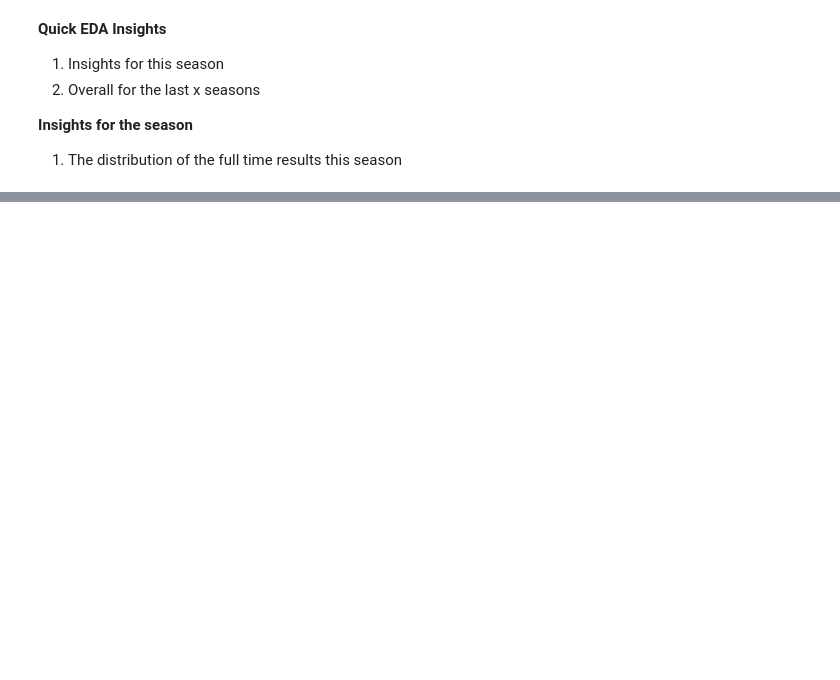
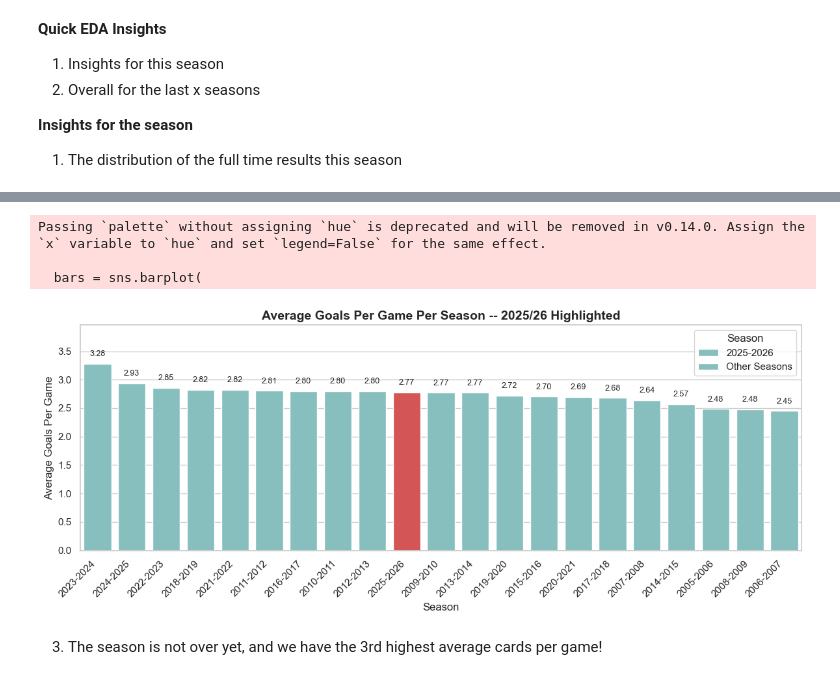
Before and after one commit to Jnyambok/Soca-Scores, a Jupyter notebook: experiments/notebooks/eda.ipynb, the cells around one changed output, grey strips where cells are left out. Cells and saved outputs as stored; diff of their text form; code cells hidden in the pictures; blank space fills up the shorter version.

```diff
--- a/experiments/notebooks/eda.ipynb
+++ b/experiments/notebooks/eda.ipynb
@@ -98,0 +188,47 @@ plt.show()
+# %%
+# Python
+obs2 = (
+    data.groupby("season_id")
+    .apply(lambda x: (x["FTHG"] + x["FTAG"]).mean())
+    .reset_index()
+    .rename(columns={0: "avg_goals_per_game"})
+    .sort_values("avg_goals_per_game", ascending=False)
+)
+obs2["highlight"] = obs2["season_id"] == CURRENT_SEASON
+
+fig, ax = plt.subplots(figsize=(12, 5))
+bars = sns.barplot(
+    data=obs2, x="season_id", y="avg_goals_per_game", ax=ax,
+    palette=["#E84040" if h else "#7EC8C8" for h in obs2["highlight"]]
+)
+ax.set_title("Average Goals Per Game Per Season -- 2025/26 Highlighted", fontsize=14, fontweight="bold")
+ax.set_xlabel("Season")
+ax.set_ylabel("Average Goals Per Game")
+
+# Increase y-axis height to accommodate labels
+ax.set_ylim(0, ax.get_ylim()[1] * 1.15)
+
+# Add average labels on each bar
+for i, bar in enumerate(ax.patches):
+    ax.text(
+        bar.get_x() + bar.get_width() / 2,
+        bar.get_height() + 0.1,
+        f"{obs2.iloc[i]['avg_goals_per_game']:.2f}",
+        ha="center", va="bottom", fontsize=9
+    )
+
+# Add legend
+handles = [bars.patches[obs2[obs2["highlight"]].index[0]], bars.patches[obs2[~obs2["highlight"]].index[0]]]
+ax.legend(handles, ["2025-2026", "Other Seasons"], title="Season", loc="upper right")
+
+plt.xticks(rotation=45, ha="right")
+plt.tight_layout()
+plt.savefig("obs2_goals_per_season.png", dpi=150)
+plt.show()
+# %% [output]
+Passing `palette` without assigning `hue` is deprecated and will be removed in v0.14.0. Assign the `x` variable to `hue` and set `legend=False` for the same effect.
+
+  bars = sns.barplot(
+[figure, added]
+# %% [markdown]
+3. The season is not over yet, and we have the 3rd highest average cards per game!
```
Also changed, not shown: parts of 19 cells of this notebook, 1 other file.
